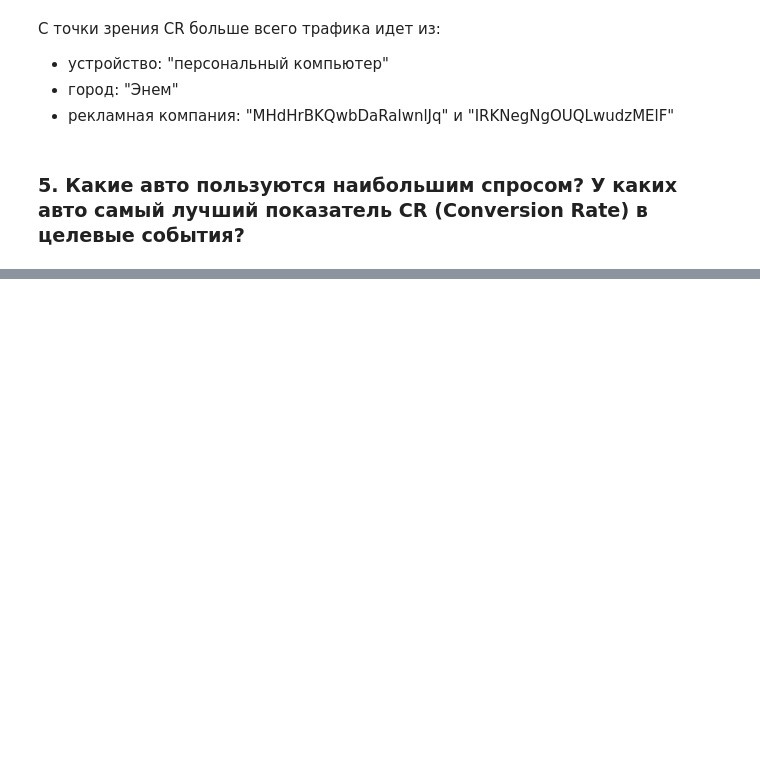
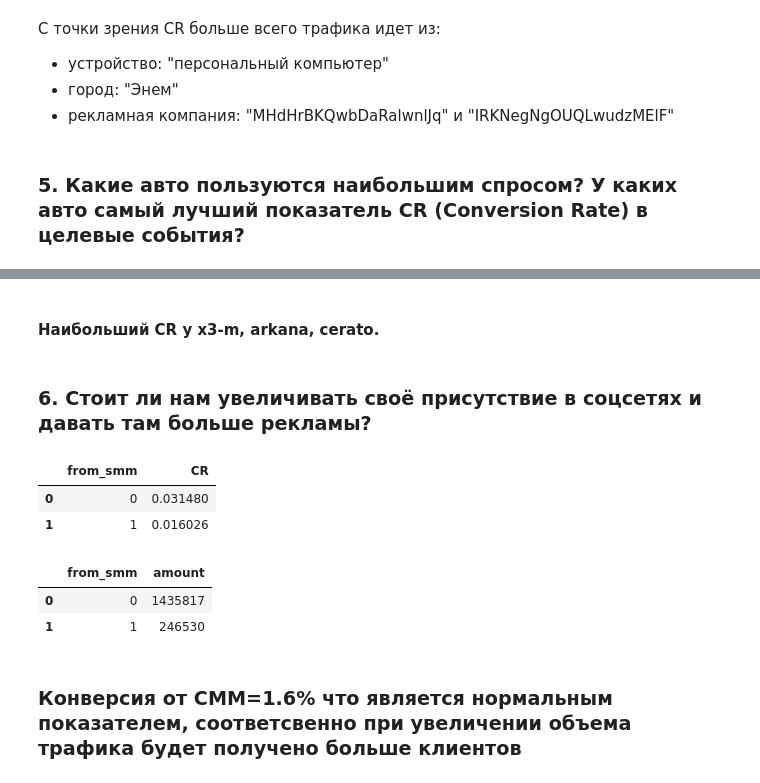
Before and after one commit to proger-n/SberAutopodpiska_analysis, a Jupyter notebook: JupyterNotebooks/final_project_1.ipynb, the cells around one changed output, grey strips where cells are left out. Drawn from its saved outputs; the diff is of its cells as text; code cells hidden in the pictures; blank space fills up the shorter version.

```diff
--- a/JupyterNotebooks/final_project_1.ipynb
+++ b/JupyterNotebooks/final_project_1.ipynb
@@ -745,0 +744,24 @@ df_united_clean.groupby(['utm_campaign'], as_index=False) \
+# %% [markdown]
+#### Наибольший CR у x3-m, arkana, cerato.
+# %% [markdown]
+### 6. Стоит ли нам увеличивать своё присутствие в соцсетях и давать там больше рекламы?
+# %%
+df_united_clean.groupby(['from_smm'], as_index=False) \
+                        .agg({'target': 'mean'}) \
+                        .sort_values('target', ascending=False) \
+                        .rename(columns={'target': 'CR'})
+# %% [output]
+|  | from_smm | CR |
+| 0 | 0 | 0.031480 |
+| 1 | 1 | 0.016026 |
+# %%
+df_united_clean.groupby(['from_smm'], as_index=False) \
+                        .agg({'target': 'count'}) \
+                        .sort_values('target', ascending=False) \
+                        .rename(columns={'target': 'amount'})
+# %% [output]
+|  | from_smm | amount |
+| 0 | 0 | 1435817 |
+| 1 | 1 | 246530 |
+# %% [markdown]
+### Конверсия от СММ=1.6% что является нормальным показателем, соответсвенно при увеличении объема трафика будет получено больше клиентов
```
Also changed, not shown: parts of 17 cells of this notebook.
